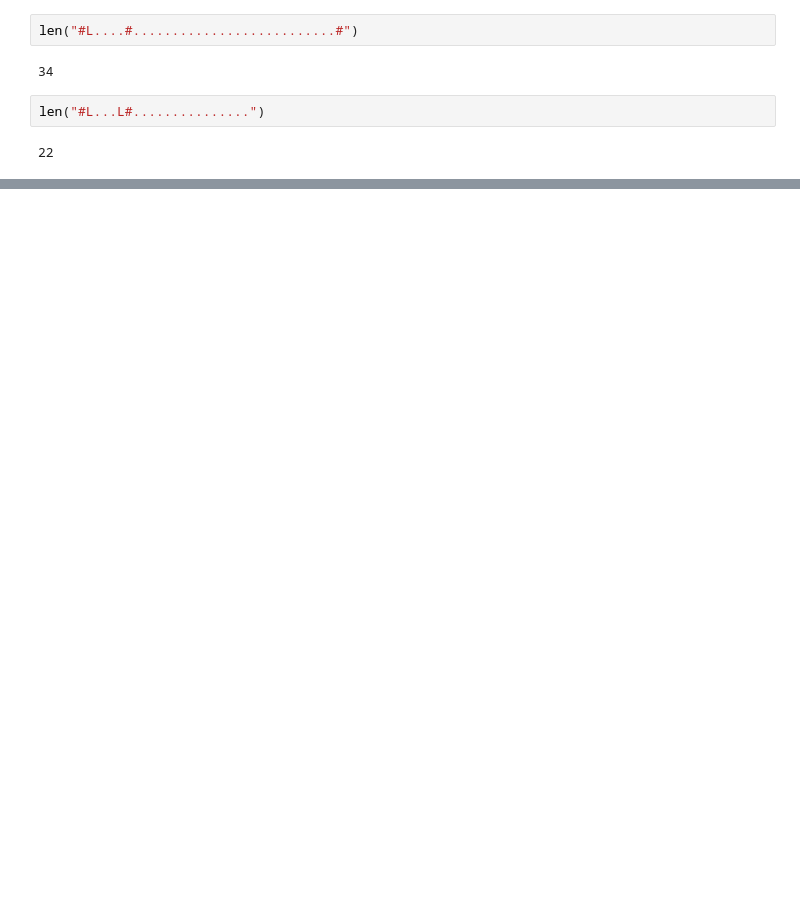
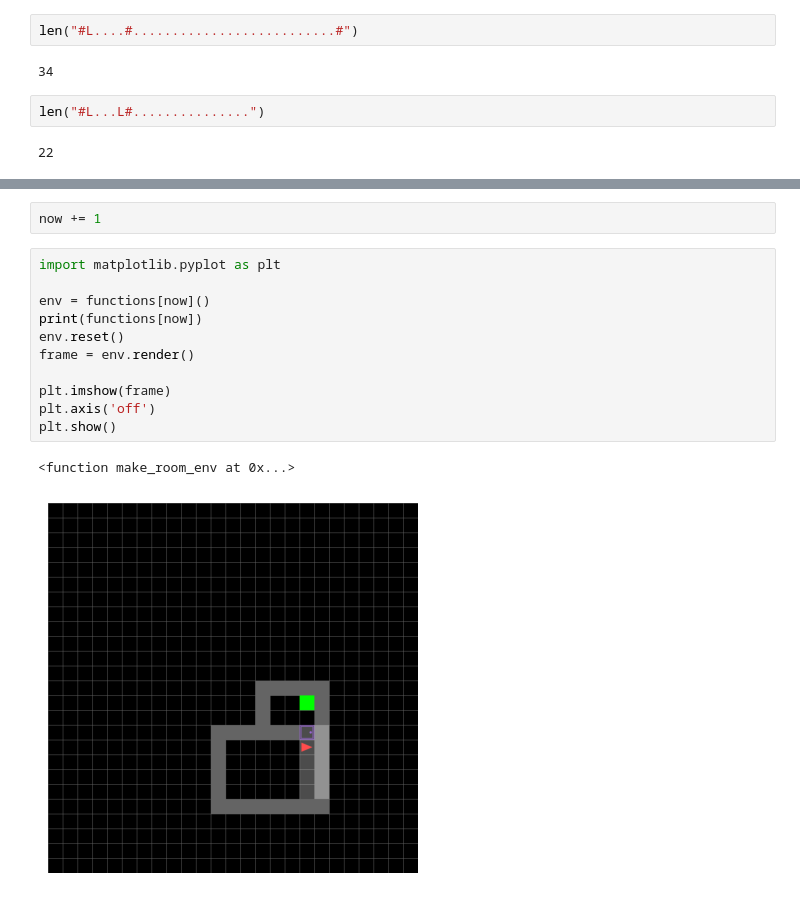
Before and after one commit to FelixDobro/Curriculum, a Jupyter notebook: dungeon.ipynb, the cells around one changed output, grey strips where cells are left out. Saved outputs shown, nothing was run; the diff lists cells and outputs as text; blank space fills up the shorter version.

```diff
--- a/dungeon.ipynb
+++ b/dungeon.ipynb
@@ -736,0 +1039,16 @@ plt.show()
+# %%
+now += 1
+# %%
+import matplotlib.pyplot as plt
+
+env = functions[now]()
+print(functions[now])
+env.reset()
+frame = env.render()
+
+plt.imshow(frame)
+plt.axis('off')
+plt.show()
+# %% [output]
+<function make_room_env at 0x...>
+[figure, added]
```
Also changed, not shown: parts of 12 cells of this notebook, 9 other files.
